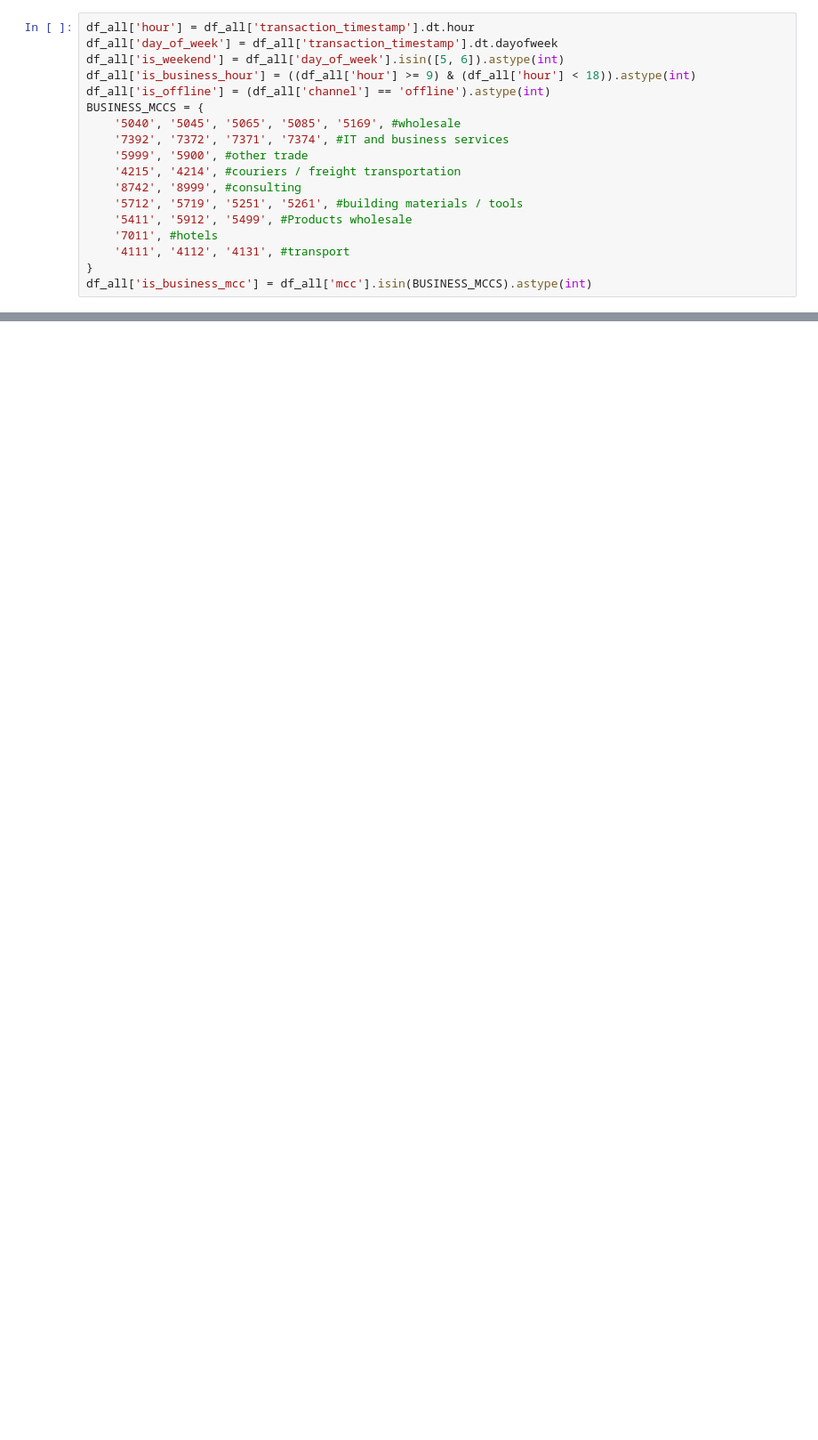
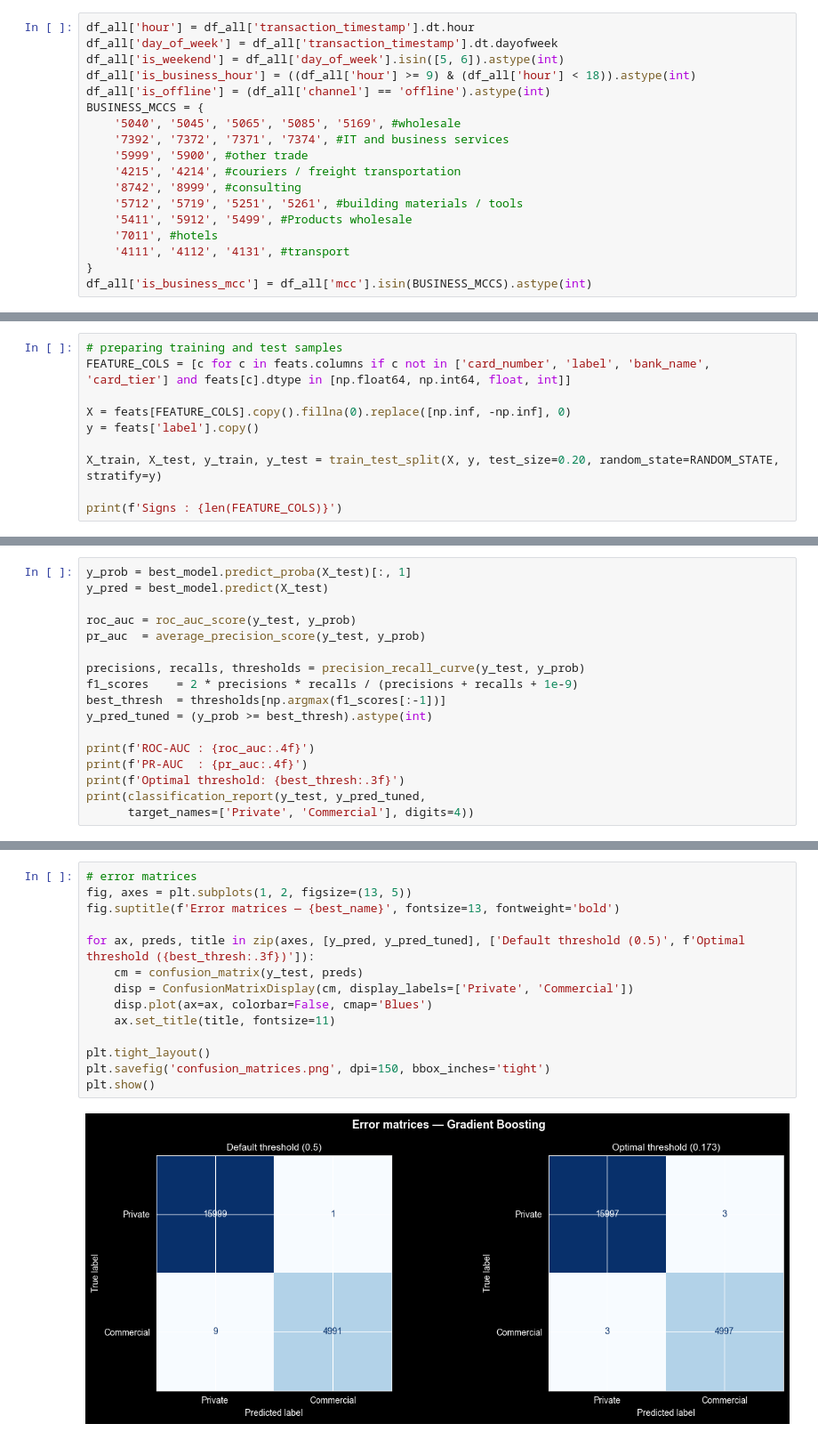
Before and after one commit to asset-data-ai/MDQ_teams, a Jupyter notebook: ml.ipynb, the cells around one changed output, grey strips where cells are left out. Shown at 89% size. Saved outputs shown, nothing was run; the diff lists cells and outputs as text; blank space fills up the shorter version.

```diff
--- a/ml.ipynb
+++ b/ml.ipynb
@@ -193,0 +195,10 @@ plt.show()
+# %%
+# preparing training and test samples
+FEATURE_COLS = [c for c in feats.columns if c not in ['card_number', 'label', 'bank_name', 'card_tier'] and feats[c].dtype in [np.float64, np.int64, float, int]]
+
+X = feats[FEATURE_COLS].copy().fillna(0).replace([np.inf, -np.inf], 0)
+y = feats['label'].copy()
+
+X_train, X_test, y_train, y_test = train_test_split(X, y, test_size=0.20, random_state=RANDOM_STATE, stratify=y)
+
+print(f'Signs : {len(FEATURE_COLS)}')
@@ -193,0 +249,17 @@ plt.show()
+# %%
+y_prob = best_model.predict_proba(X_test)[:, 1]
+y_pred = best_model.predict(X_test)
+
+roc_auc = roc_auc_score(y_test, y_prob)
+pr_auc  = average_precision_score(y_test, y_prob)
+
+precisions, recalls, thresholds = precision_recall_curve(y_test, y_prob)
+f1_scores    = 2 * precisions * recalls / (precisions + recalls + 1e-9)
+best_thresh  = thresholds[np.argmax(f1_scores[:-1])]
+y_pred_tuned = (y_prob >= best_thresh).astype(int)
+
+print(f'ROC-AUC : {roc_auc:.4f}')
+print(f'PR-AUC  : {pr_auc:.4f}')
+print(f'Optimal threshold: {best_thresh:.3f}')
+print(classification_report(y_test, y_pred_tuned,
+      target_names=['Private', 'Commercial'], digits=4))
@@ -193,0 +278,16 @@ plt.show()
+# %%
+# error matrices
+fig, axes = plt.subplots(1, 2, figsize=(13, 5))
+fig.suptitle(f'Error matrices — {best_name}', fontsize=13, fontweight='bold')
+
+for ax, preds, title in zip(axes, [y_pred, y_pred_tuned], ['Default threshold (0.5)', f'Optimal threshold ({best_thresh:.3f})']):
+    cm = confusion_matrix(y_test, preds)
+    disp = ConfusionMatrixDisplay(cm, display_labels=['Private', 'Commercial'])
+    disp.plot(ax=ax, colorbar=False, cmap='Blues')
+    ax.set_title(title, fontsize=11)
+
+plt.tight_layout()
+plt.savefig('confusion_matrices.png', dpi=150, bbox_inches='tight')
+plt.show()
+# %% [output]
+[figure, added]
```
Also changed, not shown: parts of 14 cells of this notebook, 4 other files.
